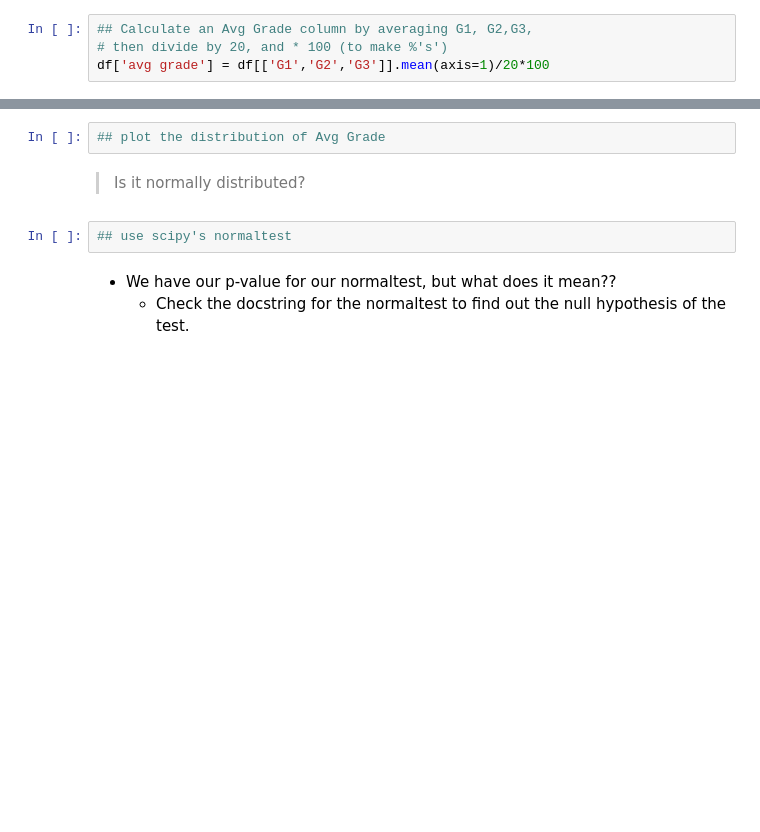
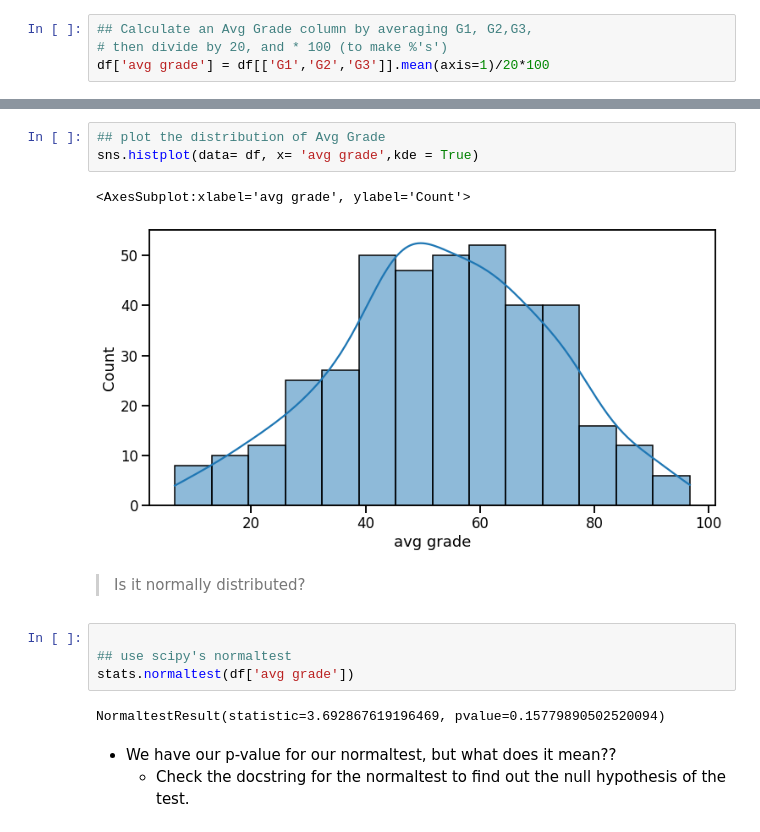
Before and after one commit to coding-dojo-data-science/data-enrichment-wk15-lect01-codealong, a Jupyter notebook: PreClass - From Distributions to Hypothesis.ipynb, the cells around one changed output, grey strips where cells are left out. Cells and saved outputs as stored; diff of their text form; blank space fills up the shorter version.

```diff
--- a/PreClass - From Distributions to Hypothesis.ipynb
+++ b/PreClass - From Distributions to Hypothesis.ipynb
@@ -39,9 +77,17 @@ df
 # %%
 ## plot the distribution of Avg Grade
+sns.histplot(data= df, x= 'avg grade',kde = True)
+# %% [output]
+<AxesSubplot:xlabel='avg grade', ylabel='Count'>
+[figure, added]
 # %% [markdown]
 > Is it normally distributed?
 # %%
+
 ## use scipy's normaltest
+stats.normaltest(df['avg grade'])
+# %% [output]
+NormaltestResult(statistic=3.692867619196469, pvalue=0.15779890502520094)
 # %% [markdown]
 - We have our p-value for our normaltest, but what does it mean??
     - Check the docstring for the normaltest to find out the null hypothesis of the test.
```
Also changed, not shown: parts of 2 cells of this notebook.
